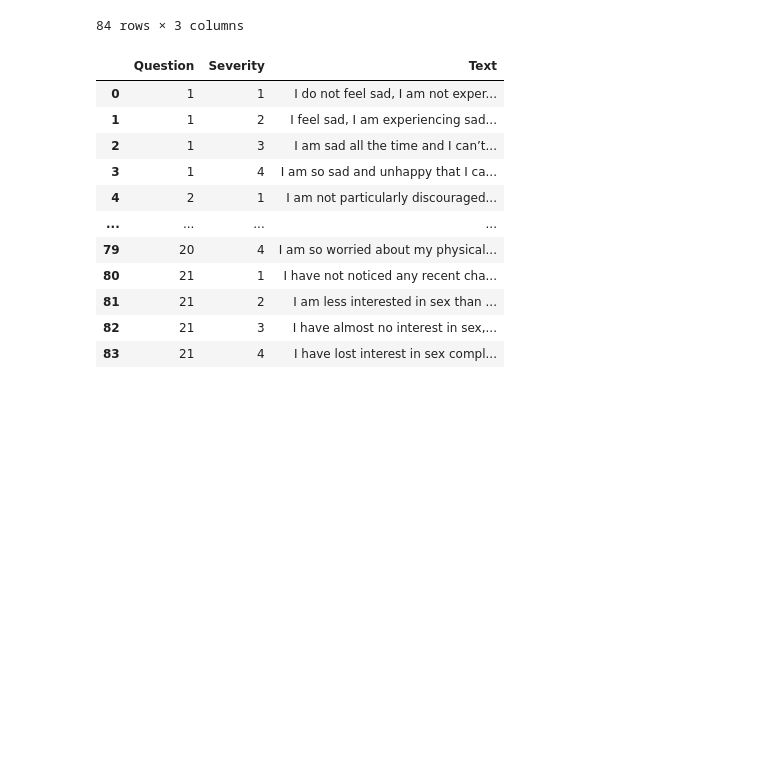
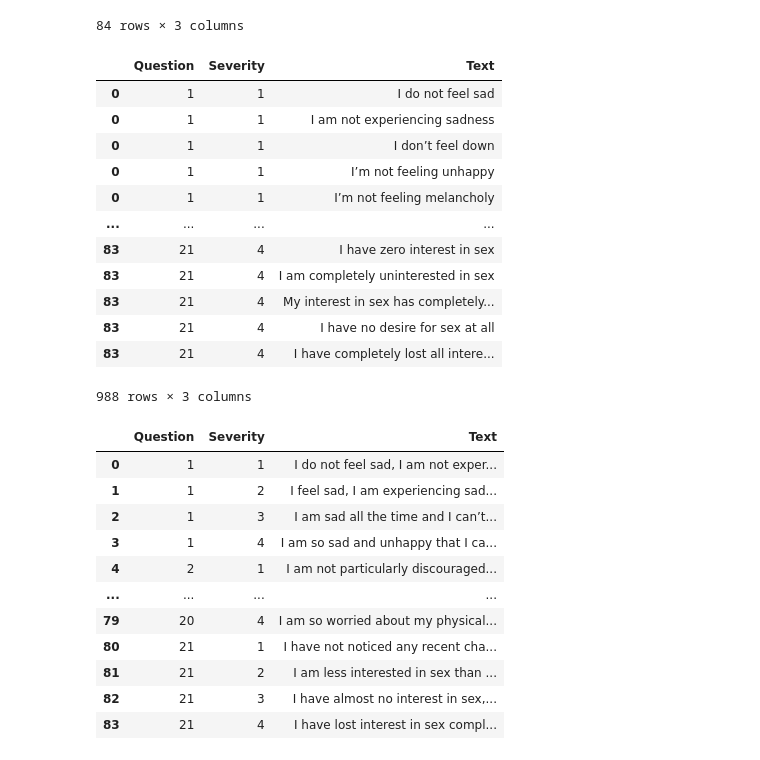
Before and after one commit to wyattmccurdy12/Project-Part-2, a Jupyter notebook: test.ipynb, the cells around one changed output. Cells and saved outputs as stored; diff of their text form; code cells hidden in the pictures; blank space fills up the shorter version.

```diff
--- a/test.ipynb
+++ b/test.ipynb
@@ -67,6 +67,24 @@ df = pd.concat(df_list, ignore_index=True)
 | 82 | 21 | 3 | I have almost no interest in sex,... |
 | 83 | 21 | 4 | I have lost interest in sex compl... |
 84 rows × 3 columns
+# %%
+df['Text'] = df['Text'].str.split(',')
+df = df.explode('Text')
+df
+# %% [output]
+|  | Question | Severity | Text |
+| 0 | 1 | 1 | I do not feel sad |
+| 0 | 1 | 1 | I am not experiencing sadness |
+| 0 | 1 | 1 | I don’t feel down |
+| 0 | 1 | 1 | I’m not feeling unhappy |
+| 0 | 1 | 1 | I’m not feeling melancholy |
+| ... | ... | ... | ... |
+| 83 | 21 | 4 | I have zero interest in sex |
+| 83 | 21 | 4 | I am completely uninterested in sex |
+| 83 | 21 | 4 | My interest in sex has completely... |
+| 83 | 21 | 4 | I have no desire for sex at all |
+| 83 | 21 | 4 | I have completely lost all intere... |
+988 rows × 3 columns
 # %%
 df
 # %% [output]
```
Also changed, not shown: 2 other files.
